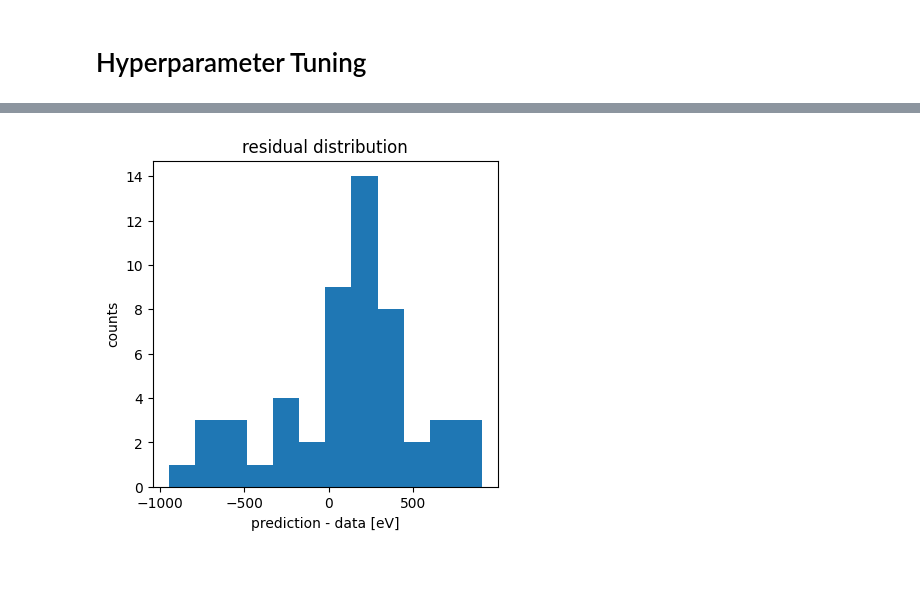
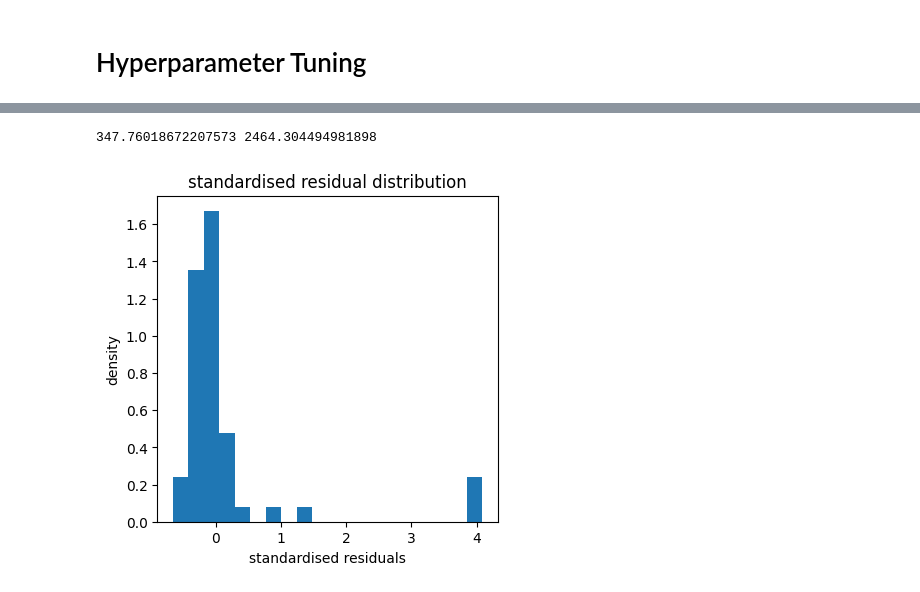
Before and after one commit to jprili/gnn-mlip, a Jupyter notebook: mlip.ipynb, the cells around one changed output, grey strips where cells are left out. Cells and saved outputs as stored; diff of their text form; code cells hidden in the pictures.

```diff
--- a/mlip.ipynb
+++ b/mlip.ipynb
@@ -98,8 +89,8 @@ model.compile(
     metrics = [keras.metrics.RootMeanSquaredError()]
 )
 # %%
-n_epochs = 100
-batch_sz = 10
+n_epochs = 80
+batch_sz = 20
 
 bpnn = model.fit(
     X_train, y_train,
@@ -169,8 +161,7 @@ ax.set_ylabel("prediction [eV]")
 ax.set_xlabel("actual [eV]")
 ax.ticklabel_format(axis = "both", style="sci", scilimits=(0,0))
 
-y = y_test.to_numpy().reshape(-1)
-ax.scatter(y, preds, marker = "o", c="red")
+ax.scatter(y_test, preds, marker = "o", c="red")
 
 plt.show()
 # %% [output]
@@ -200,17 +192,14 @@ plt.show()
 # %%
 def build_model(hp):
     tf.keras.backend.clear_session()
-    n_layers = hp.Choice("layers", [3, 4])
-    units    = hp.Choice("units", [25, 50])
-    lrs      = hp.Choice("rates", [0.001, 0.0001])
+    n_layers = hp.Choice("layers", [4, 5, 6])
+    units    = hp.Choice("units", [16, 32, 64])
+    lrs      = hp.Choice("learn_rates", [0.0005, 0.0001, 0.00005])
 
     layers = []
     for _ in range(n_layers):
         layers.append(
             Dense(units, activation = "relu")
-        )
-        layers.append(
-            Dropout(0.1)
         )
 
     model = BPNN(layers)
@@ -226,13 +215,13 @@ def build_model(hp):
 tuner = keras_tuner.GridSearch(
     build_model,
     objective = "val_root_mean_squared_error",
-    max_trials = 8
+    max_trials = 27
 )
 
 tuner.search(
     X_train, y_train,
     epochs = n_epochs,
     validation_data = (X_val, y_val),
-    verbose = 1
+    verbose = 0
 )
 # %% [output]
@@ -315,20 +326,25 @@ preds = m_tuned.predict(X_test)
 # %%
-y = y_test.to_numpy().reshape(-1)
-diff = preds - y
+diff = y_test - preds
+
+print(np.mean(diff), np.std(diff))
+
 all_vals = np.append(preds, y)
 
 fig, ax = plt.subplots(
     nrows = 1,
     ncols = 1,
     figsize = (4,4),
     constrained_layout = True
 )
 
-ax.set_title("residual distribution")
-ax.set_xlabel("prediction - data [eV]")
-ax.set_ylabel("counts")
-ax.hist(diff, bins = 12)
+ax.set_title("standardised residual distribution")
+ax.set_xlabel("standardised residuals")
+ax.set_ylabel("density")
+# rescale to standard normal
+ax.hist(diff  / np.std(diff), bins = 20, density = True)
 
 plt.show()
+fig.savefig("res_dist.pdf")
 # %% [output]
+347.76018672207573 2464.304494981898
-[figure, old version]
+[figure, new version]
```
Also changed, not shown: parts of 17 cells of this notebook.
